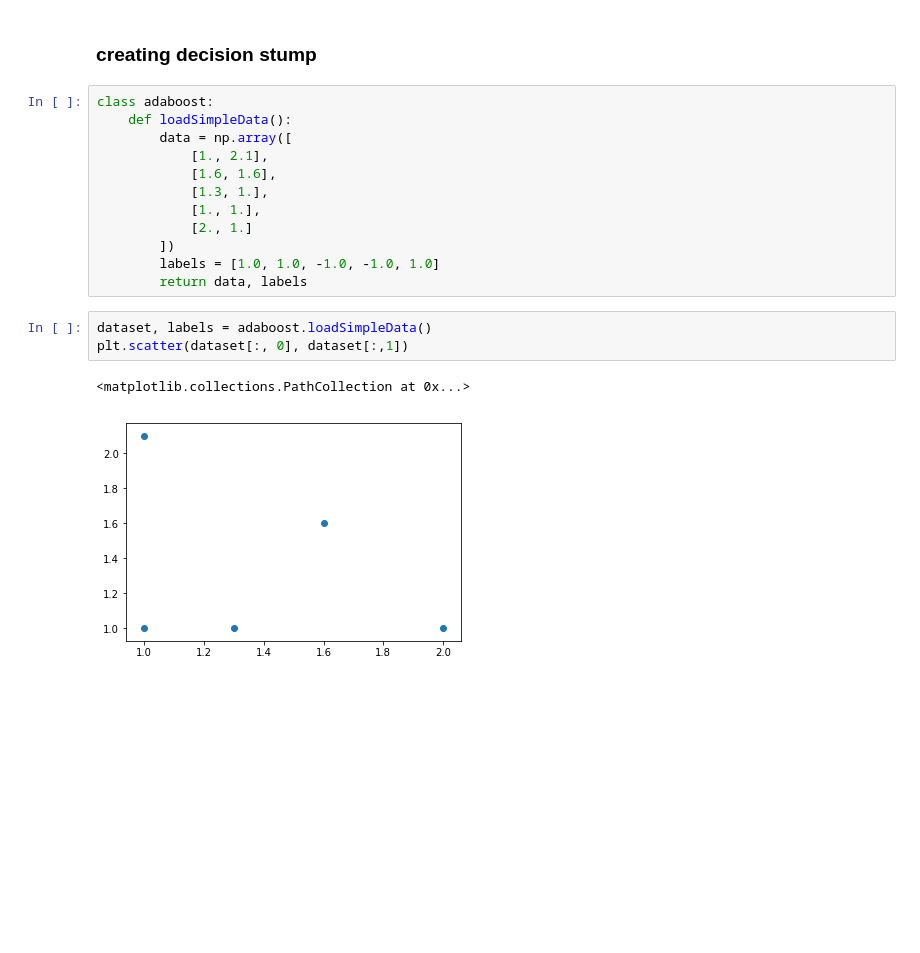
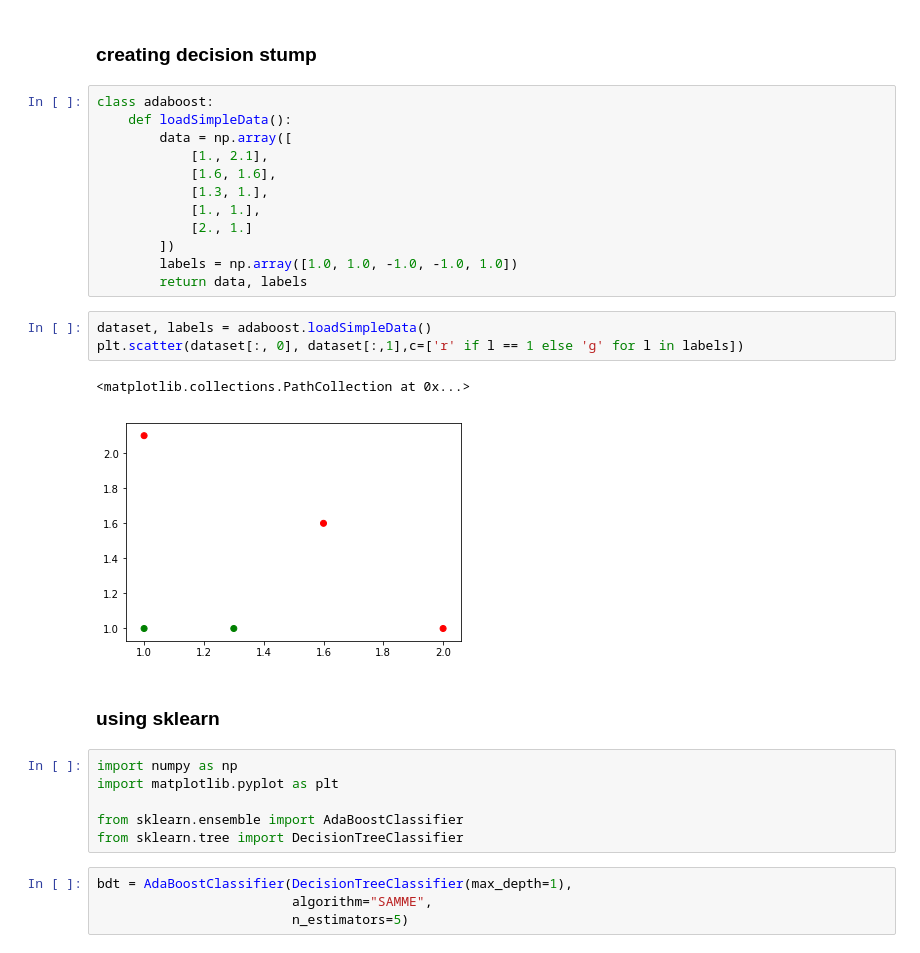
Before and after one commit to NianLi71/MLinAction_MyCodes, a Jupyter notebook: chapter_7_AdaBoost/src7.ipynb, the cells around one changed output. Drawn from its saved outputs; the diff is of its cells as text; blank space fills up the shorter version.

```diff
--- a/chapter_7_AdaBoost/src7.ipynb
+++ b/chapter_7_AdaBoost/src7.ipynb
@@ -14,11 +14,23 @@ class adaboost:
             [1., 1.],
             [2., 1.]
         ])
-        labels = [1.0, 1.0, -1.0, -1.0, 1.0]
+        labels = np.array([1.0, 1.0, -1.0, -1.0, 1.0])
         return data, labels
 # %%
 dataset, labels = adaboost.loadSimpleData()
-plt.scatter(dataset[:, 0], dataset[:,1])
+plt.scatter(dataset[:, 0], dataset[:,1],c=['r' if l == 1 else 'g' for l in labels])
 # %% [output]
 <matplotlib.collections.PathCollection at 0x...>
-[figure, old version]
+[figure, new version]
+# %% [markdown]
+### using sklearn
+# %%
+import numpy as np
+import matplotlib.pyplot as plt
+
+from sklearn.ensemble import AdaBoostClassifier
+from sklearn.tree import DecisionTreeClassifier
+# %%
+bdt = AdaBoostClassifier(DecisionTreeClassifier(max_depth=1),
+                         algorithm="SAMME",
+                         n_estimators=5)
```
Also changed, not shown: parts of 61 cells of this notebook, 8 other files.
